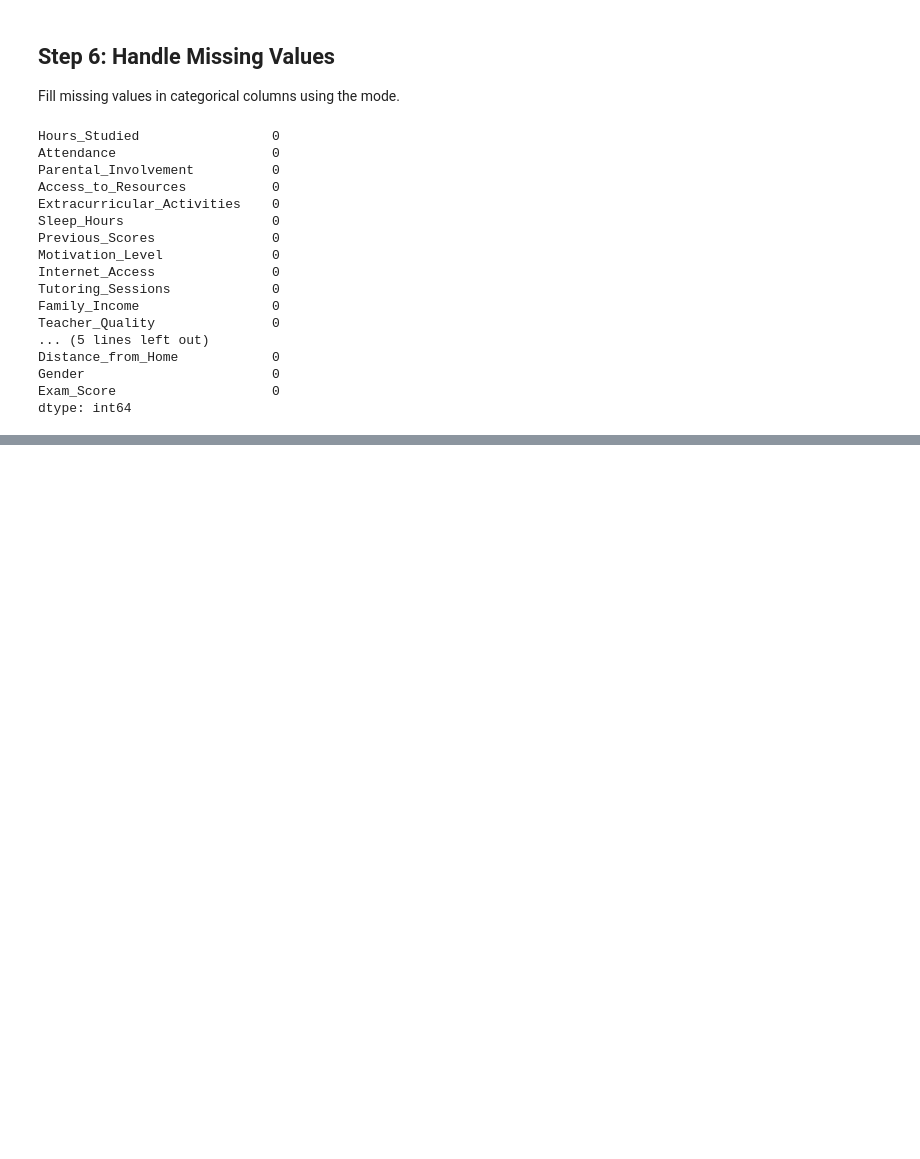
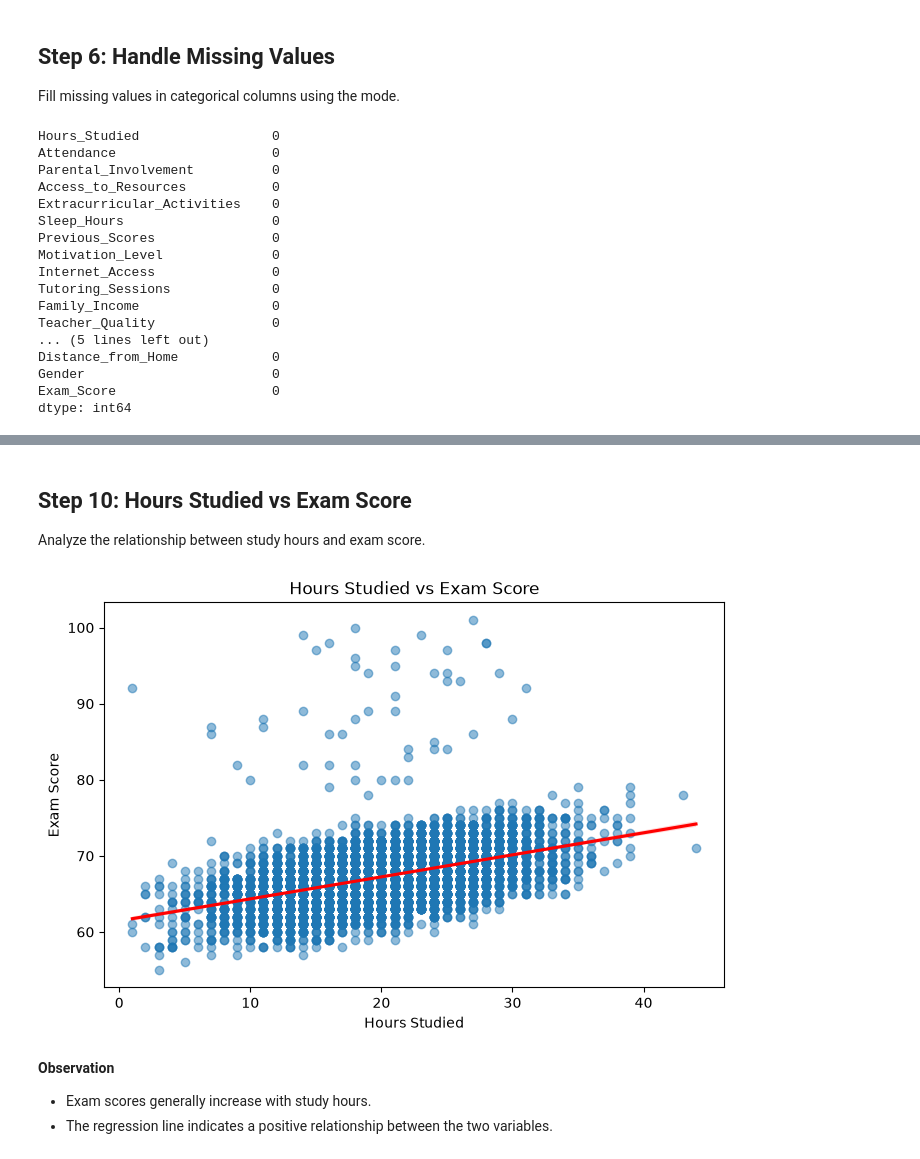
Before and after one commit to heydhwani/Smart_Study_Performance_Predictor, a Jupyter notebook: notebooks/smart_study_performance_predictor.ipynb, the cells around one changed output, grey strips where cells are left out. Cells and saved outputs as stored; diff of their text form; code cells hidden in the pictures; blank space fills up the shorter version.

```diff
--- a/notebooks/smart_study_performance_predictor.ipynb
+++ b/notebooks/smart_study_performance_predictor.ipynb
@@ -155,0 +194,25 @@ dtype: int64
+# %% [markdown]
+## Step 10: Hours Studied vs Exam Score
+Analyze the relationship between study hours and exam score.
+# %%
+plt.figure(figsize=(8,5))
+
+sns.regplot(
+    data=df,
+    x="Hours_Studied",
+    y="Exam_Score",
+    scatter_kws={"alpha":0.5},
+    line_kws={"color":"red"}
+)
+
+plt.title("Hours Studied vs Exam Score")
+plt.xlabel("Hours Studied")
+plt.ylabel("Exam Score")
+
+plt.show()
+# %% [output]
+[figure, added]
+# %% [markdown]
+**Observation**
+- Exam scores generally increase with study hours.
+- The regression line indicates a positive relationship between the two variables.
```
Also changed, not shown: parts of 5 cells of this notebook.
